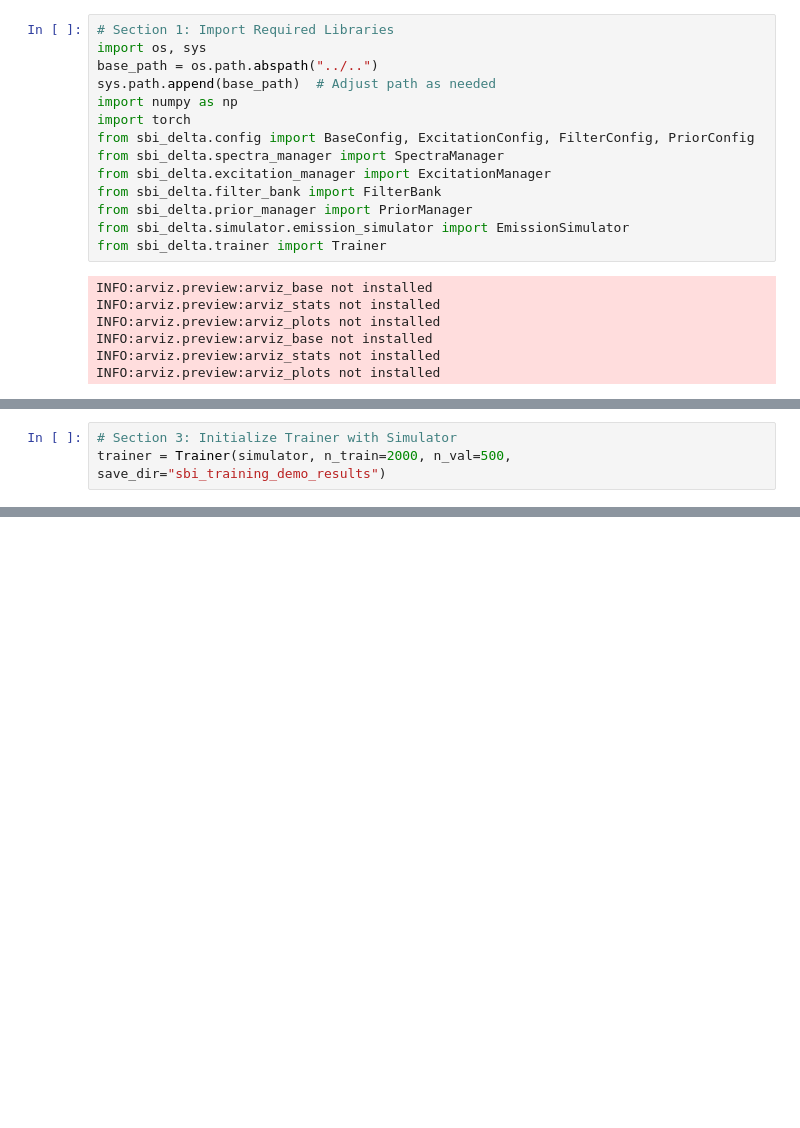
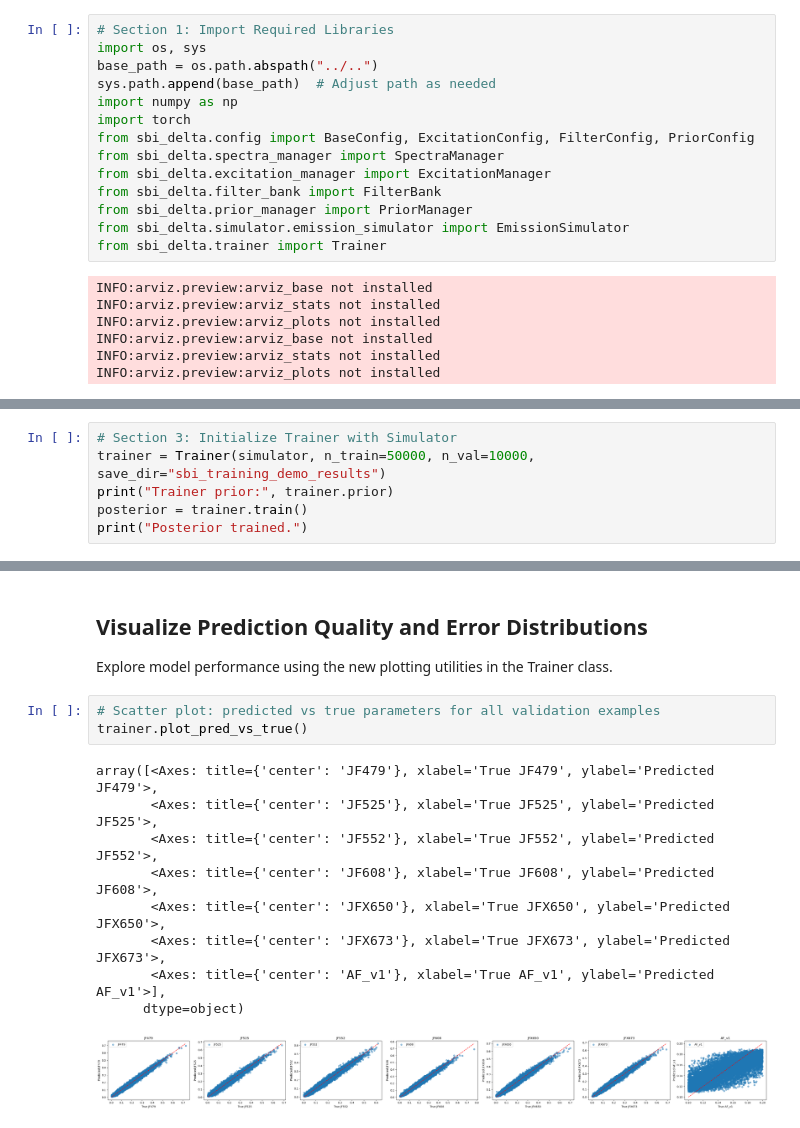
Before and after one commit to boazmohar/sbi-DELTA, a Jupyter notebook: sbi_delta/notebooks/sbi_training_workflow.ipynb, the cells around one changed output, grey strips where cells are left out. Drawn from its saved outputs; the diff is of its cells as text; blank space fills up the shorter version.

Commit message:
Analysis of training

```diff
--- a/sbi_delta/notebooks/sbi_training_workflow.ipynb
+++ b/sbi_delta/notebooks/sbi_training_workflow.ipynb
@@ -93,3 +130,6 @@ INFO:sbi_delta.filter_bank:FilterBank: loaded 5 filters
 # %%
 # Section 3: Initialize Trainer with Simulator
-trainer = Trainer(simulator, n_train=2000, n_val=500, save_dir="sbi_training_demo_results")
+trainer = Trainer(simulator, n_train=50000, n_val=10000, save_dir="sbi_training_demo_results")
+print("Trainer prior:", trainer.prior)
+posterior = trainer.train()
+print("Posterior trained.")
@@ -139,0 +163,16 @@ Multiplexing: 62.0% of test samples have R^2 >= 0.8
+# %% [markdown]
+## Visualize Prediction Quality and Error Distributions
+Explore model performance using the new plotting utilities in the Trainer class.
+# %%
+# Scatter plot: predicted vs true parameters for all validation examples
+trainer.plot_pred_vs_true()
+# %% [output]
+array([<Axes: title={'center': 'JF479'}, xlabel='True JF479', ylabel='Predicted JF479'>,
+       <Axes: title={'center': 'JF525'}, xlabel='True JF525', ylabel='Predicted JF525'>,
+       <Axes: title={'center': 'JF552'}, xlabel='True JF552', ylabel='Predicted JF552'>,
+       <Axes: title={'center': 'JF608'}, xlabel='True JF608', ylabel='Predicted JF608'>,
+       <Axes: title={'center': 'JFX650'}, xlabel='True JFX650', ylabel='Predicted JFX650'>,
+       <Axes: title={'center': 'JFX673'}, xlabel='True JFX673', ylabel='Predicted JFX673'>,
+       <Axes: title={'center': 'AF_v1'}, xlabel='True AF_v1', ylabel='Predicted AF_v1'>],
+      dtype=object)
+[figure, added]
```
Also changed, not shown: parts of 19 cells of this notebook, 16 other files.
